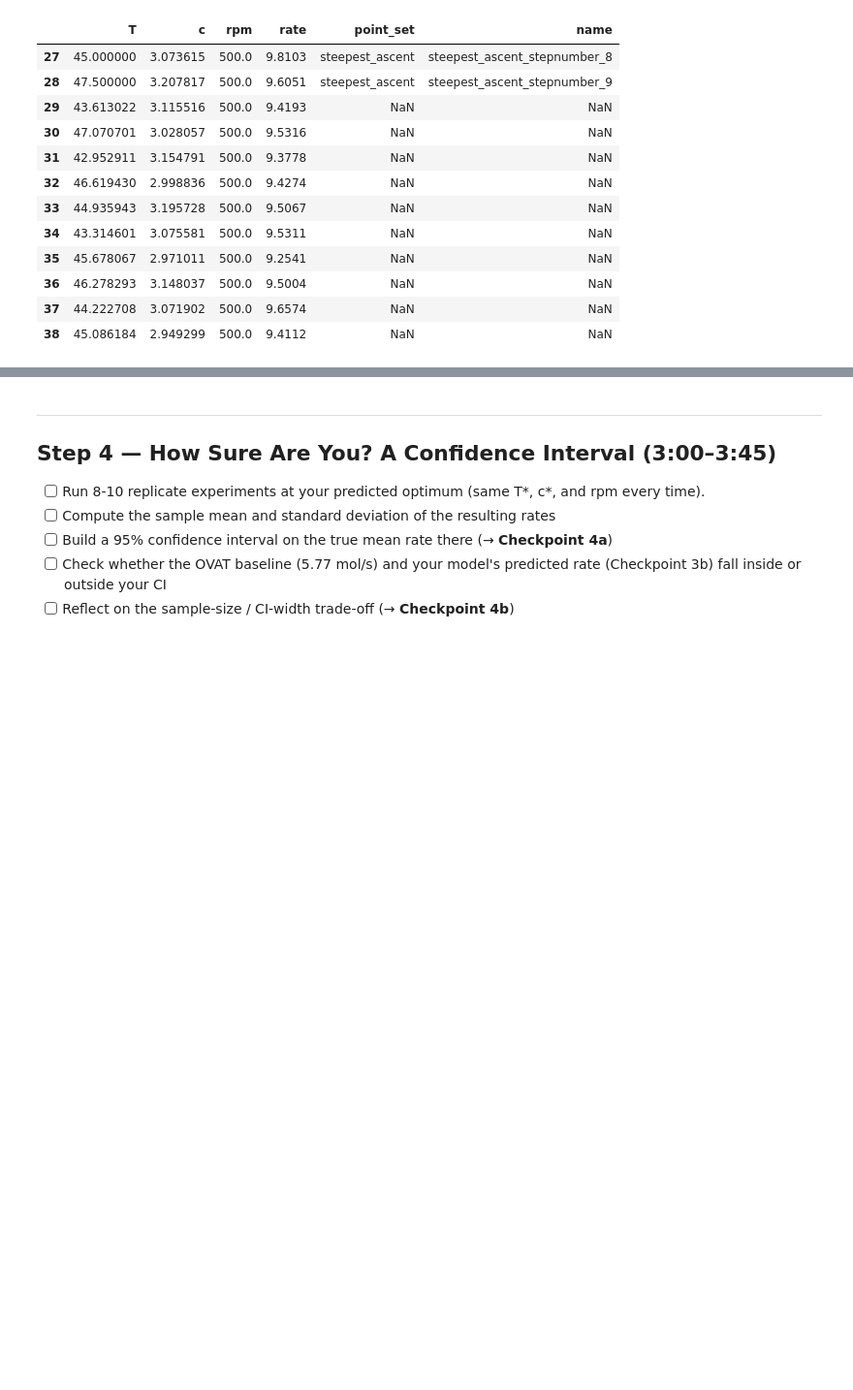
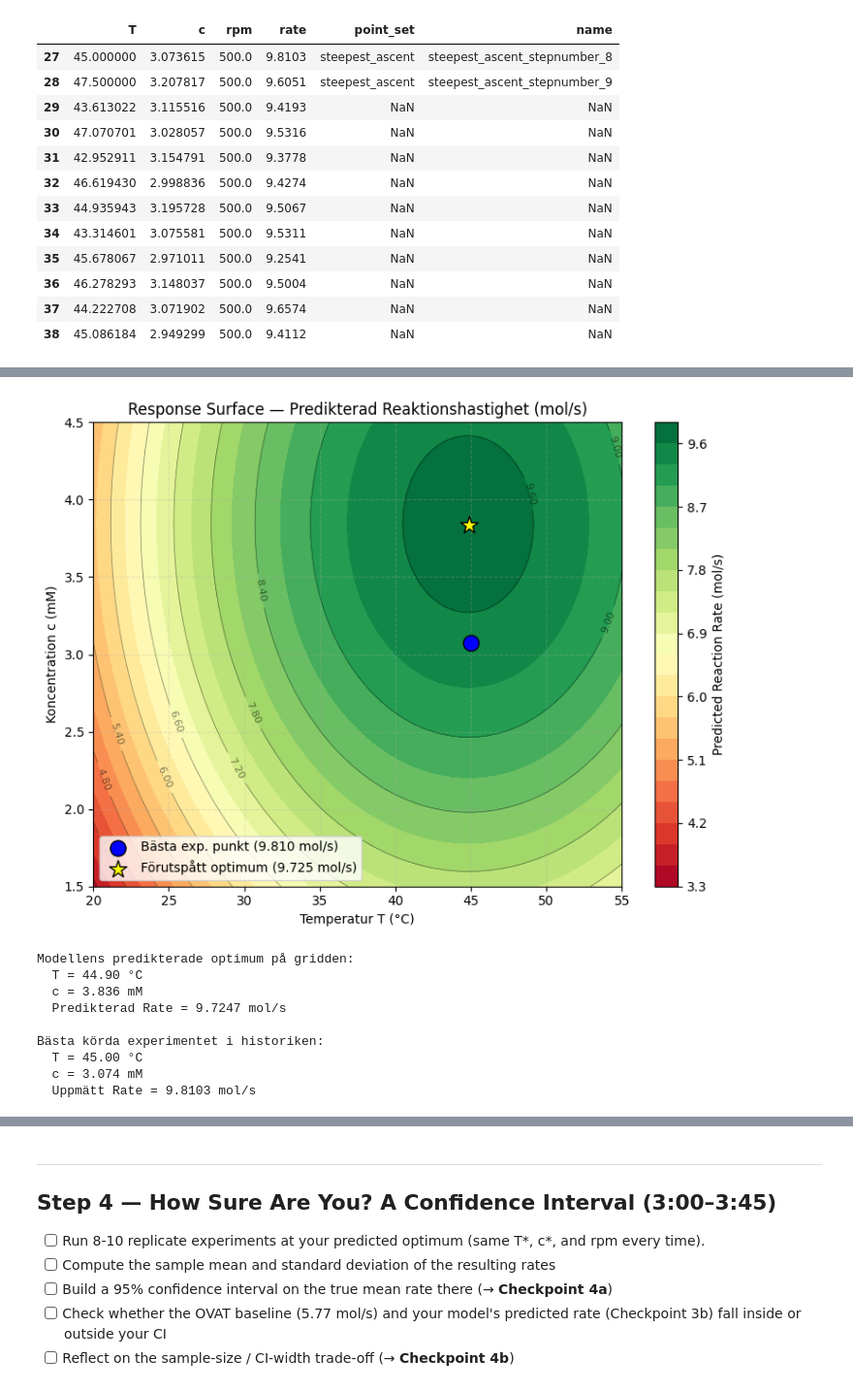
Before and after one commit to sundelinadam-design/1kb570_2026, a Jupyter notebook: Labs/03_optimising_catalytic_reaction/starter_notebook.ipynb, the cells around one changed output, grey strips where cells are left out. Shown at 97% size. Saved outputs shown, nothing was run; the diff lists cells and outputs as text; code cells hidden in the pictures; blank space fills up the shorter version.

```diff
--- a/Labs/03_optimising_catalytic_reaction/starter_notebook.ipynb
+++ b/Labs/03_optimising_catalytic_reaction/starter_notebook.ipynb
@@ -631,3 +627,8 @@ Alla LHS-experiment har loggats i historiken.
 | 38 | 45.086184 | 2.949299 | 500.0 | 9.4112 | NaN | NaN |
 # %%
 df_full = history
+quad_model = smf.ols(
+    'rate ~ c + T + I(c**2) + I(T**2) + c:T',
+    data=df_full
+).fit()
+print(quad_model.summary())
@@ -634,12 +653,86 @@ df_full = history
 # %%
 # TODO:
 # 1. Build a grid over your explored (c, T) region. You will need
 # to decide on the factor ranges, and the number of grid points.
 # 2. Predict the rate with your fitted model at every grid point.
 # 3. Make a contour plot using plt.contourf / ax.contour.
 # Mark your best experimental point and the model's predicted optimum
 # (e.g. from scipy.optimize.minimize on the negative of
 # your fitted model, or just the grid's argmax).
+
+# 1. Build a grid over your explored (T, c) region.
+# Based on history, T spans ~20 to 48 °C, c spans ~1.5 to 3.2 mM
+T_grid = np.linspace(20.0, 55.0, 150)
+c_grid = np.linspace(1.5, 4.5, 150)
+
+T_mesh, c_mesh = np.meshgrid(T_grid, c_grid)
+
+# 2. Predict the rate with your fitted model (quad_model) at every grid point
+pred_df = pd.DataFrame({
+    'T': T_mesh.ravel(),
+    'c': c_mesh.ravel()
+})
+
+Z = quad_model.predict(pred_df).values.reshape(T_mesh.shape)
+
+# Find the model's predicted optimum on this grid
+opt_idx = np.unravel_index(Z.argmax(), Z.shape)
+T_opt_pred = T_mesh[opt_idx]
+c_opt_pred = c_mesh[opt_idx]
+rate_opt_pred = Z[opt_idx]
+
+# Find the best actual experimental point from history
+best_exp_idx = history['rate'].idxmax()
+best_exp = history.loc[best_exp_idx]
+T_best_exp = best_exp['T']
+c_best_exp = best_exp['c']
+rate_best_exp = best_exp['rate']
+
+# 3. Make a contour plot
+plt.figure(figsize=(8, 6))
+cf = plt.contourf(T_mesh, c_mesh, Z, levels=20, cmap='RdYlGn')
+plt.colorbar(cf, label='Predicted Reaction Rate (mol/s)')
+
+# Add contour lines for readability
+lines = plt.contour(T_mesh, c_mesh, Z, levels=10, colors='black', linewidths=0.5, alpha=0.5)
+plt.clabel(lines, inline=True, fontsize=8, fmt='%.2f')
+
+# Mark best experimental point
+plt.scatter(T_best_exp, c_best_exp, s=150, c='blue', marker='o', edgecolors='black',
+            label=f"Bästa exp. punkt ({rate_best_exp:.3f} mol/s)", zorder=5)
+
+# Mark predicted optimum
+plt.scatter(T_opt_pred, c_opt_pred, s=200, c='yellow', marker='*', edgecolors='black',
+            label=f"Förutspått optimum ({rate_opt_pred:.3f} mol/s)", zorder=5)
+
+plt.xlabel('Temperatur T (°C)')
+plt.ylabel('Koncentration c (mM)')
+plt.title('Response Surface — Predikterad Reaktionshastighet (mol/s)')
+plt.legend(loc='lower left')
+plt.grid(True, linestyle='--', alpha=0.3)
+plt.tight_layout()
+plt.show()
+
+print(f"Modellens predikterade optimum på gridden:")
+print(f"  T = {T_opt_pred:.2f} °C")
+print(f"  c = {c_opt_pred:.3f} mM")
+print(f"  Predikterad Rate = {rate_opt_pred:.4f} mol/s\n")
+
+print(f"Bästa körda experimentet i historiken:")
+print(f"  T = {T_best_exp:.2f} °C")
+print(f"  c = {c_best_exp:.3f} mM")
+print(f"  Uppmätt Rate = {rate_best_exp:.4f} mol/s")
+# %% [output]
+[figure, added]
+Modellens predikterade optimum på gridden:
+  T = 44.90 °C
+  c = 3.836 mM
+  Predikterad Rate = 9.7247 mol/s
+
+Bästa körda experimentet i historiken:
+  T = 45.00 °C
+  c = 3.074 mM
+  Uppmätt Rate = 9.8103 mol/s
 # %%
 # TODO:
 # 1. Store the predicted optimum (c_star, T_star, rate_star)
```
Also changed, not shown: parts of 6 cells of this notebook.
